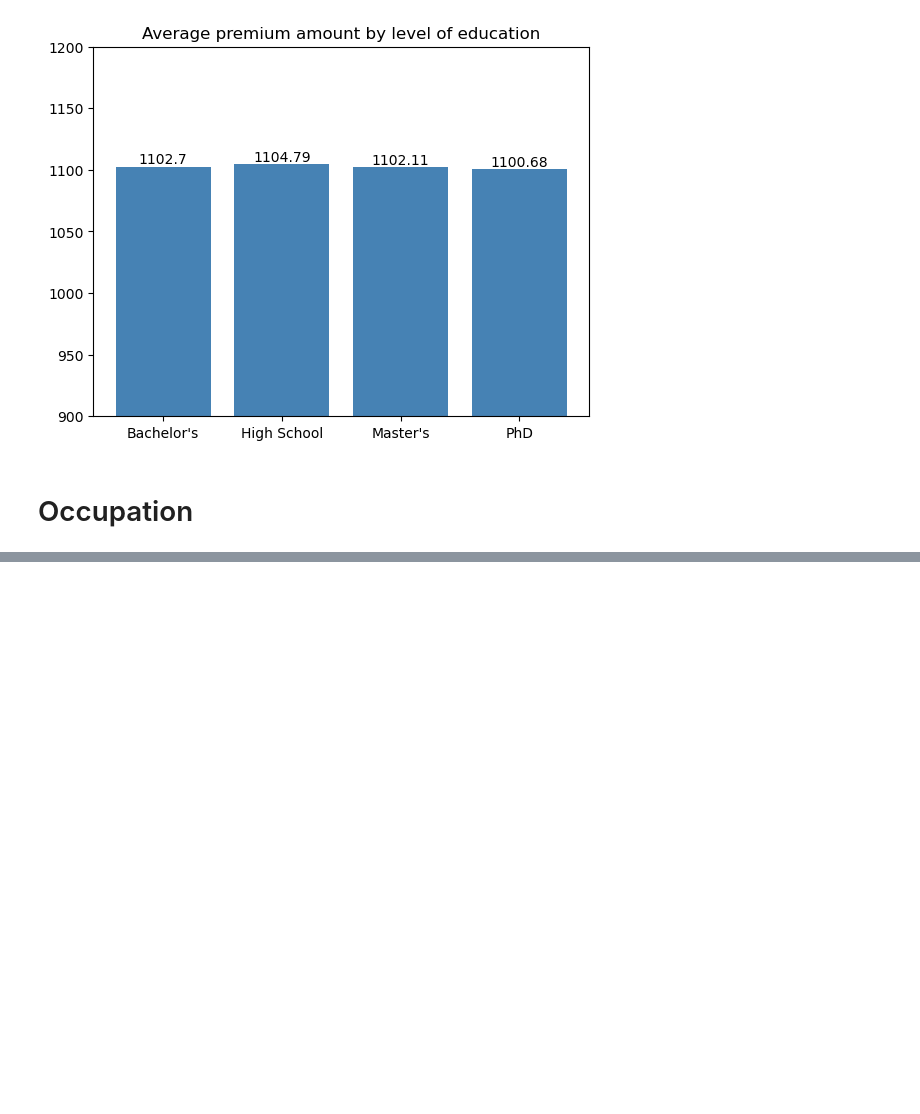
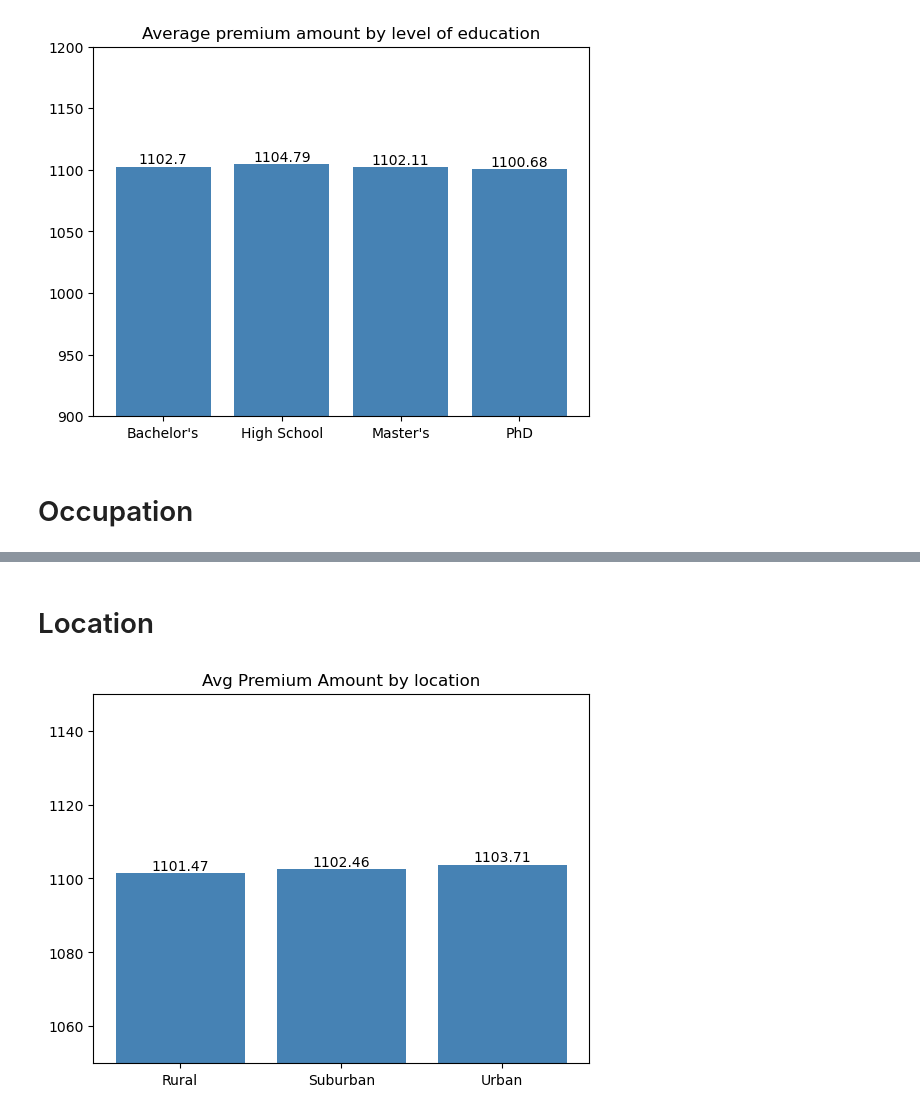
Before and after one commit to mbyczyns/Insurance---MachineLearning, a Jupyter notebook: eda-kopia.ipynb, the cells around one changed output, grey strips where cells are left out. Cells and saved outputs as stored; diff of their text form; code cells hidden in the pictures; blank space fills up the shorter version.

```diff
--- a/eda-kopia.ipynb
+++ b/eda-kopia.ipynb
@@ -178,0 +204,12 @@ Text(0.5, 1.0, 'Avg Premium Amount by occupation type')
+# %% [markdown]
+# Location
+# %%
+locations = df_train[['Location', 'Premium_Amount']].groupby("Location").mean()
+bars = plt.bar(locations.index, locations['Premium_Amount'],color='steelblue')
+plt.ylim(1050,1150)
+plt.title("Avg Premium Amount by location");
+for bar in bars:
+    yval = bar.get_height()
+    plt.text(bar.get_x() + bar.get_width()/2, yval, round(yval, 2), ha='center', va='bottom')
+# %% [output]
+[figure, added]
```
Also changed, not shown: parts of 16 cells of this notebook, 1 other file.
